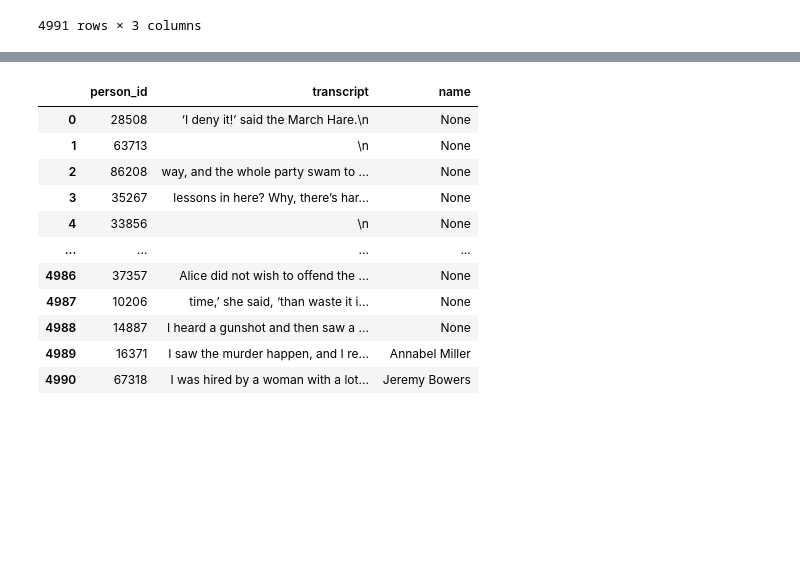
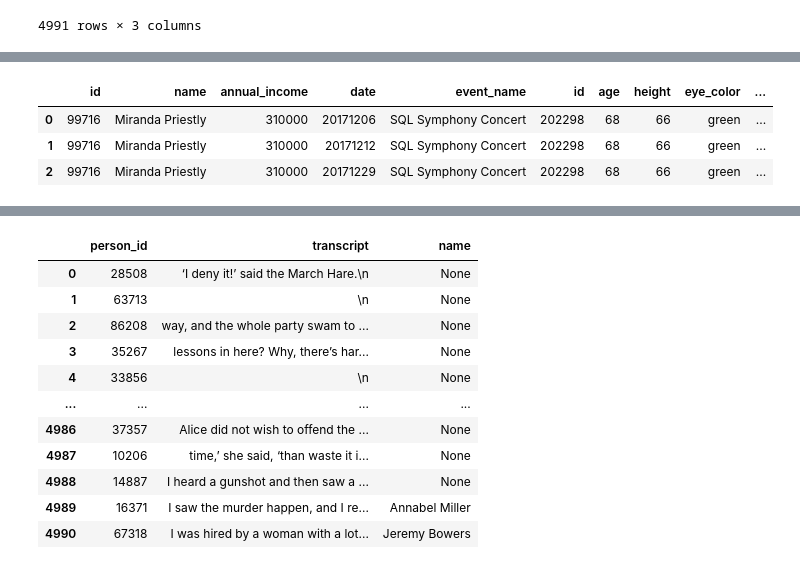
Before and after one commit to BrendzRdgz/TeamChallenge6, a Jupyter notebook: SQL Murder/Parte_I_SQL Game.ipynb, the cells around one changed output, grey strips where cells are left out. Saved outputs shown, nothing was run; the diff lists cells and outputs as text; code cells hidden in the pictures; blank space fills up the shorter version.

```diff
--- a/SQL Murder/Parte_I_SQL Game.ipynb
+++ b/SQL Murder/Parte_I_SQL Game.ipynb
@@ -128,0 +299,28 @@ df_interview
+# %%
+# Busquemos a la señora ricachona
+consulta = '''
+SELECT p.id, p.name, i.annual_income, f.date, f.event_name, d.* --datos que quiero ver
+FROM person as p    -- la elegimos como centro
+INNER JOIN drivers_license as d        -- unimos person con drivers_license
+ON d.id = p.license_id
+INNER JOIN income as i                 -- unimos con income
+ON i.ssn = p.ssn
+INNER JOIN facebook_event_checkin as f      -- unimos con el evento
+ON f.person_id = p.id
+WHERE d.gender = "female"       -- sabemos que es mujer
+AND d.car_make = "Tesla"        -- tiene un tesla
+AND d.car_model = "Model S"        -- modelo S
+AND d.height >= "65"                -- rango de altura
+AND d.height <= "67"
+AND d.hair_color = "red"            -- color pelo
+AND f.event_name = "SQL Symphony Concert"   -- evento al que ha ido
+'''
+
+# Ejecutar la consulta
+df_interview = sql_query(consulta)
+df_interview
+# %% [output]
+|  | id | name | annual_income | date | event_name | id | age | height | eye_color | ... |
+| 0 | 99716 | Miranda Priestly | 310000 | 20171206 | SQL Symphony Concert | 202298 | 68 | 66 | green | ... |
+| 1 | 99716 | Miranda Priestly | 310000 | 20171212 | SQL Symphony Concert | 202298 | 68 | 66 | green | ... |
+| 2 | 99716 | Miranda Priestly | 310000 | 20171229 | SQL Symphony Concert | 202298 | 68 | 66 | green | ... |
```
Also changed, not shown: parts of 19 cells of this notebook.
